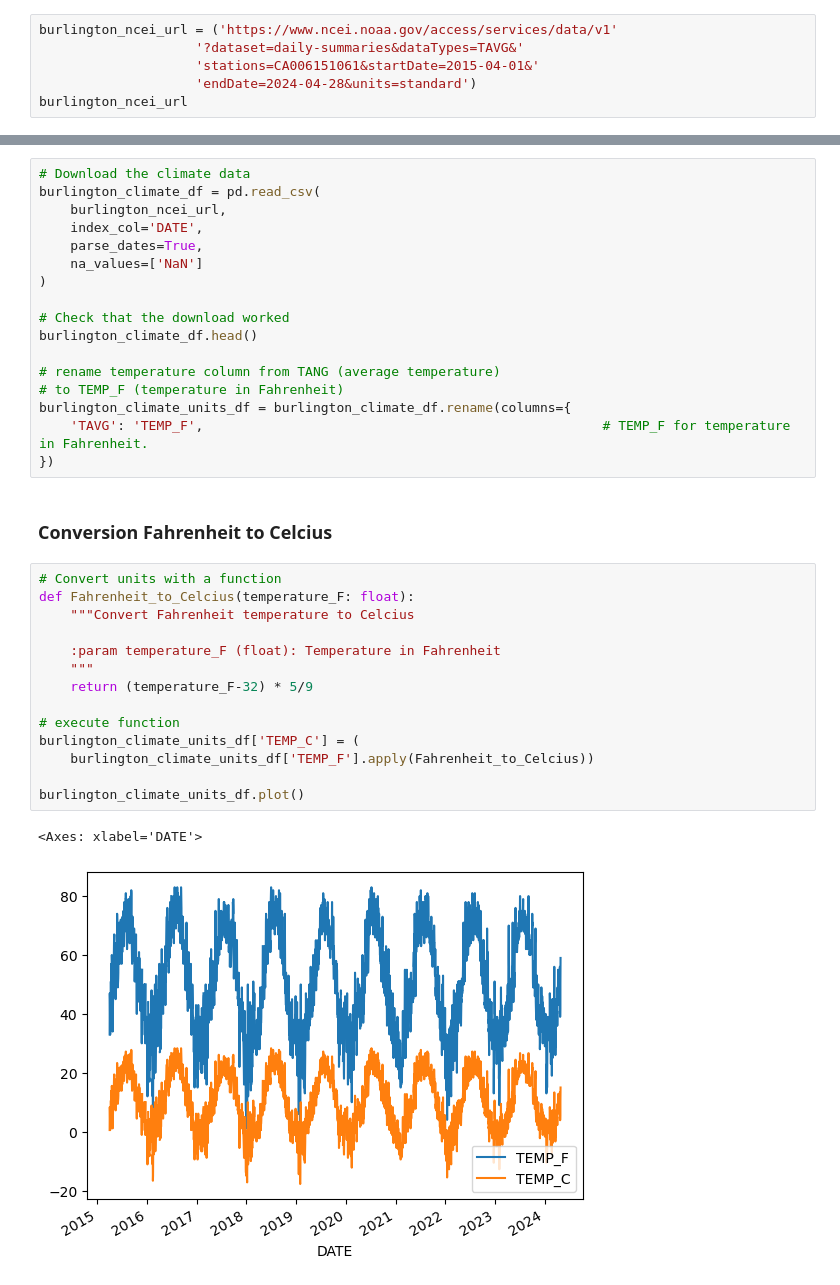
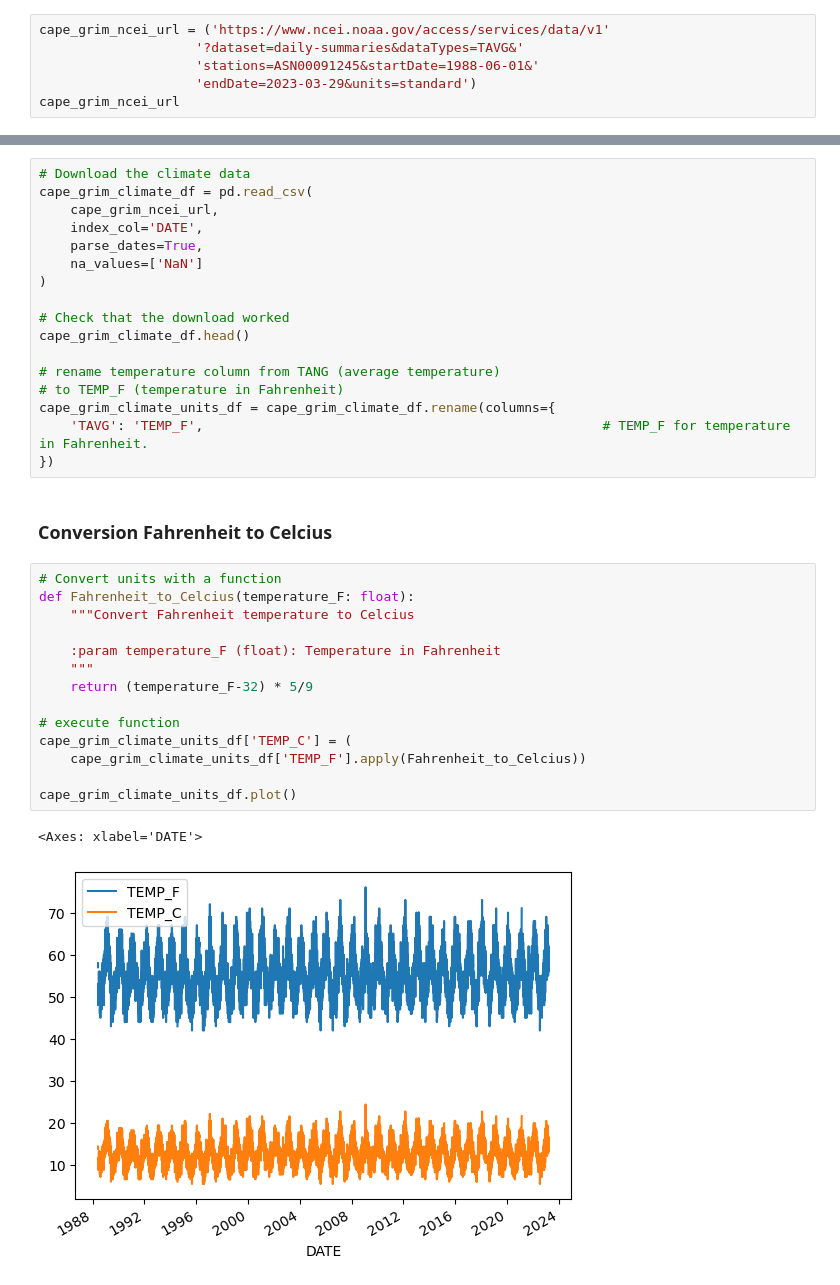
Before and after one commit to earthlab-education/02-climate-MarJess, a Jupyter notebook: 06_climate_change_portfolio.ipynb, the cells around one changed output, grey strips where cells are left out. Drawn from its saved outputs; the diff is of its cells as text.

Commit message:
station change

```diff
--- a/06_climate_change_portfolio.ipynb
+++ b/06_climate_change_portfolio.ipynb
@@ -10,9 +16,9 @@ from sklearn.linear_model import LinearRegression
 # %% [markdown]
 ### Download Climate Data
 # %%
-burlington_ncei_url = ('https://www.ncei.noaa.gov/access/services/data/v1'
+cape_grim_ncei_url = ('https://www.ncei.noaa.gov/access/services/data/v1'
                     '?dataset=daily-summaries&dataTypes=TAVG&'
-                    'stations=CA006151061&startDate=2015-04-01&'
-                    'endDate=2024-04-28&units=standard')
-burlington_ncei_url
+                    'stations=ASN00091245&startDate=1988-06-01&'
+                    'endDate=2023-03-29&units=standard')
+cape_grim_ncei_url
 # %% [output]
@@ -20,18 +26,18 @@ burlington_ncei_url
 # %%
 # Download the climate data
-burlington_climate_df = pd.read_csv(
-    burlington_ncei_url,
+cape_grim_climate_df = pd.read_csv(
+    cape_grim_ncei_url,
     index_col='DATE',
     parse_dates=True,
     na_values=['NaN']
 )
 
 # Check that the download worked
-burlington_climate_df.head()
+cape_grim_climate_df.head()
 
 # rename temperature column from TANG (average temperature)
 # to TEMP_F (temperature in Fahrenheit)
-burlington_climate_units_df = burlington_climate_df.rename(columns={
+cape_grim_climate_units_df = cape_grim_climate_df.rename(columns={
     'TAVG': 'TEMP_F',                                                   # TEMP_F for temperature in Fahrenheit.
 })
 # %% [markdown]
@@ -39,17 +45,17 @@ burlington_climate_units_df = burlington_climate_df.rename(columns={
 # %%
 # Convert units with a function
 def Fahrenheit_to_Celcius(temperature_F: float):
     """Convert Fahrenheit temperature to Celcius
 
     :param temperature_F (float): Temperature in Fahrenheit
     """
     return (temperature_F-32) * 5/9
 
 # execute function
-burlington_climate_units_df['TEMP_C'] = (
-    burlington_climate_units_df['TEMP_F'].apply(Fahrenheit_to_Celcius))
+cape_grim_climate_units_df['TEMP_C'] = (
+    cape_grim_climate_units_df['TEMP_F'].apply(Fahrenheit_to_Celcius))
 
-burlington_climate_units_df.plot()
+cape_grim_climate_units_df.plot()
 # %% [output]
 <Axes: xlabel='DATE'>
-[figure, old version]
+[figure, new version]
```
Also changed, not shown: parts of 5 cells of this notebook.
